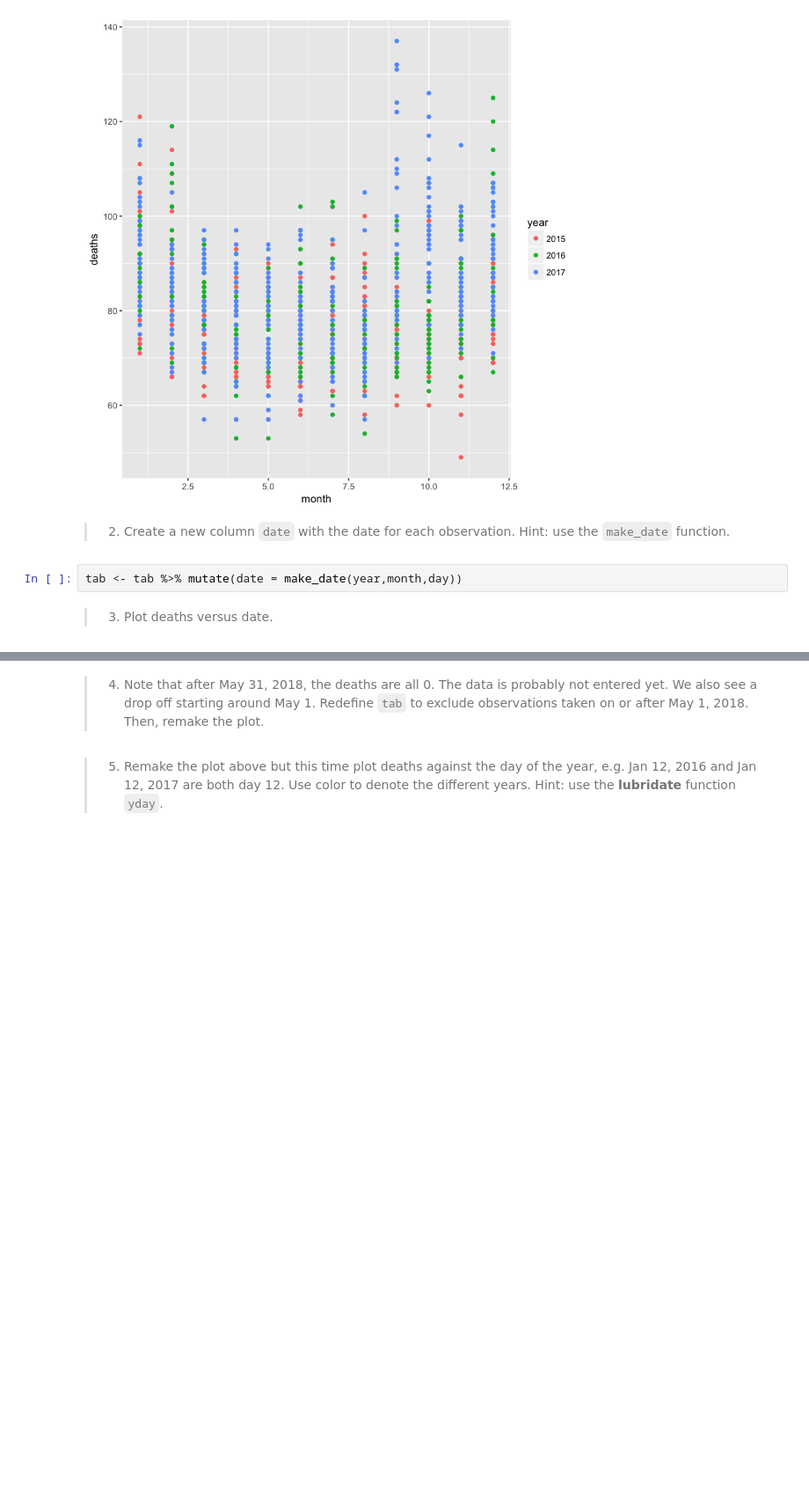
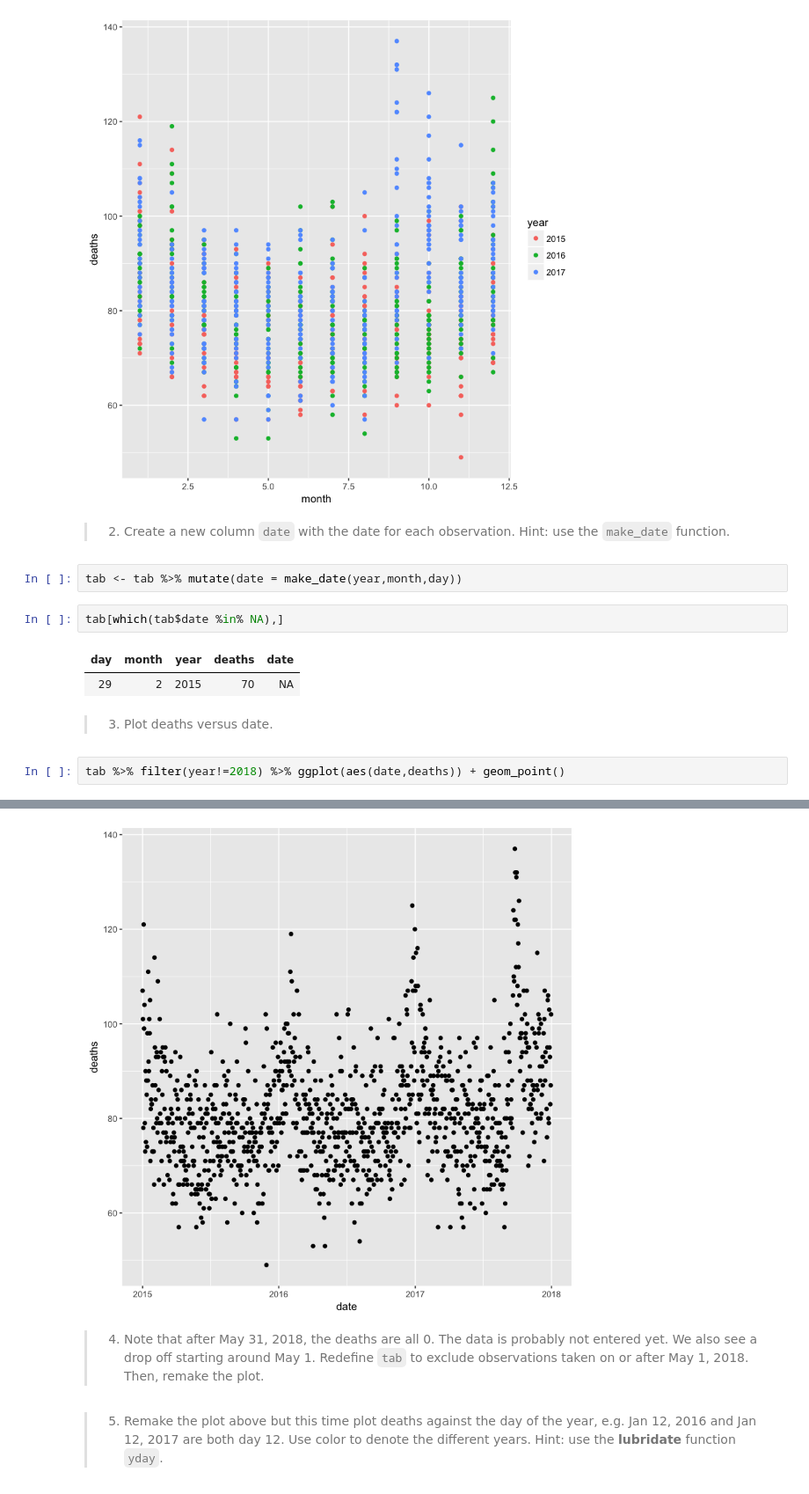
Before and after one commit to mldwr/dsbook_exercises, a Jupyter notebook: ex_41_dates_and_times.ipynb, the cells around one changed output, grey strips where cells are left out. Shown: that part at 88% size. Drawn from its saved outputs; the diff is of its cells as text; blank space fills up the shorter version.

```diff
--- a/ex_41_dates_and_times.ipynb
+++ b/ex_41_dates_and_times.ipynb
@@ -76,5 +77,13 @@ tab %>% filter(year!=2018) %>% ggplot(aes(month,deaths,col=year)) + geom_point()
 >2. Create a new column `date` with the date for each observation. Hint: use the `make_date` function.
 # %%
 tab <- tab %>% mutate(date = make_date(year,month,day))
+# %%
+tab[which(tab$date %in% NA),]
+# %% [output]
+| day | month | year | deaths | date |
+| 29 | 2 | 2015 | 70 | NA |
 # %% [markdown]
 >3. Plot deaths versus date.
+# %%
+tab %>% filter(year!=2018) %>% ggplot(aes(date,deaths)) + geom_point()
+# %% [output]
@@ -81,3 +92,4 @@ tab <- tab %>% mutate(date = make_date(year,month,day))
+[figure, added]
 # %% [markdown]
 >4. Note that after May 31, 2018, the deaths are all 0. The data is probably not entered yet. We also see a drop off starting around May 1. Redefine `tab` to exclude observations taken on or after May 1, 2018. Then, remake the plot.
 # %% [markdown]
```
Also changed, not shown: parts of 3 cells of this notebook.
